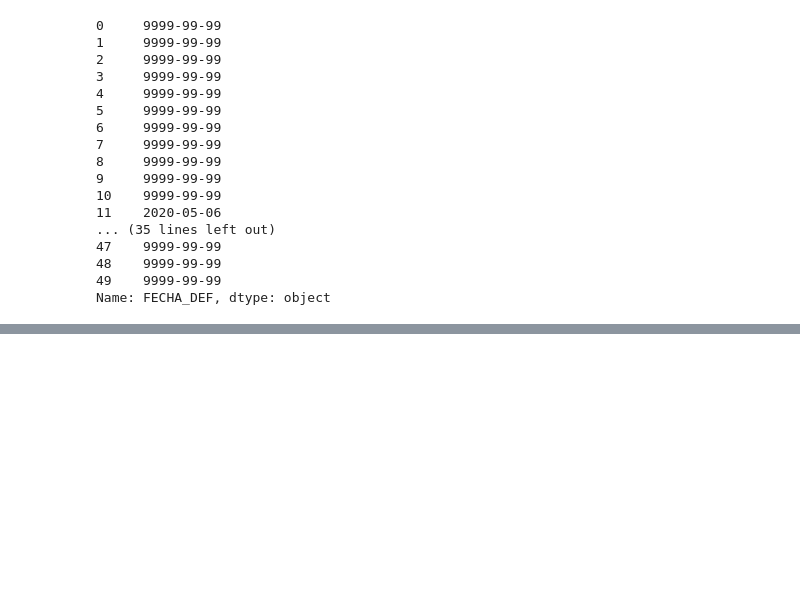
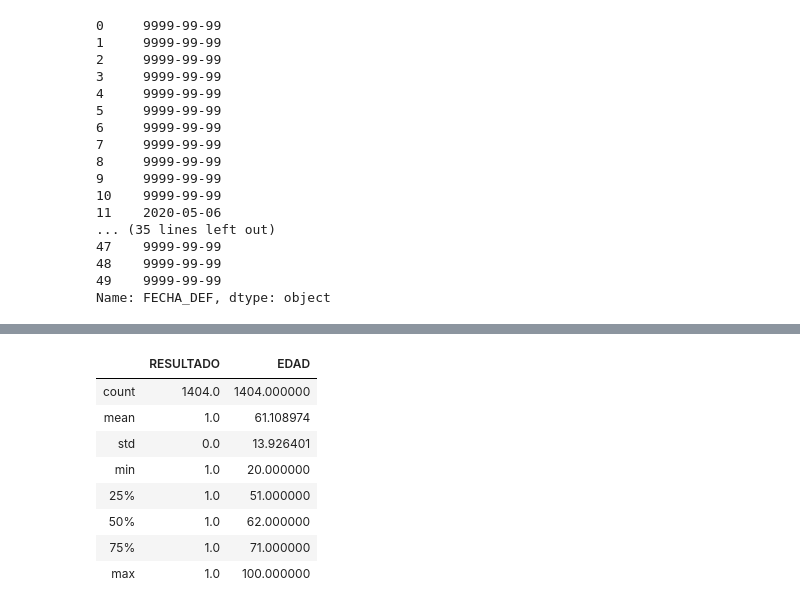
Before and after one commit to artthuro6/Covid-19, a Jupyter notebook: Modelo 1 - Covid.ipynb, the cells around one changed output, grey strips where cells are left out. Saved outputs shown, nothing was run; the diff lists cells and outputs as text; code cells hidden in the pictures; blank space fills up the shorter version.

```diff
--- a/Modelo 1 - Covid.ipynb
+++ b/Modelo 1 - Covid.ipynb
@@ -119,0 +162,5 @@ Name: FECHA_DEF, dtype: object
+# %%
+data_new["TABAQUISMO"] = np.where(data_new["TABAQUISMO"] == "1" , "Si", data_new["TABAQUISMO"])
+data_new["TABAQUISMO"] = np.where(data_new["TABAQUISMO"] == "2" , "No", data_new["TABAQUISMO"])
+# %%
+data_new = data_new[data_new["TABAQUISMO"] == "Si"]
@@ -119,0 +171,12 @@ Name: FECHA_DEF, dtype: object
+# %%
+data_new.describe()
+# %% [output]
+|  | RESULTADO | EDAD |
+| count | 1404.0 | 1404.000000 |
+| mean | 1.0 | 61.108974 |
+| std | 0.0 | 13.926401 |
+| min | 1.0 | 20.000000 |
+| 25% | 1.0 | 51.000000 |
+| 50% | 1.0 | 62.000000 |
+| 75% | 1.0 | 71.000000 |
+| max | 1.0 | 100.000000 |
```
Also changed, not shown: parts of 7 cells of this notebook.
